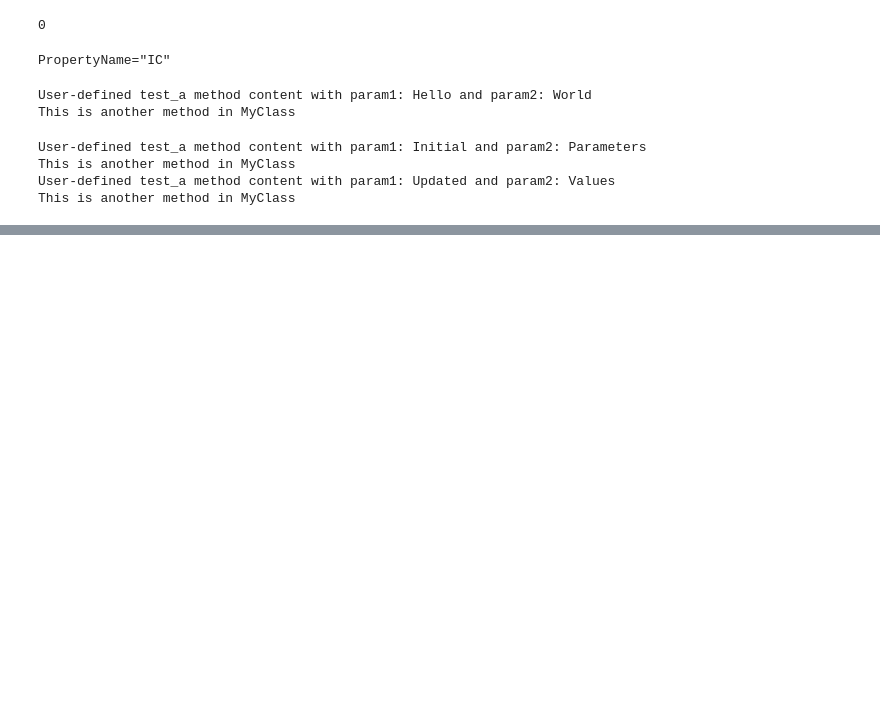
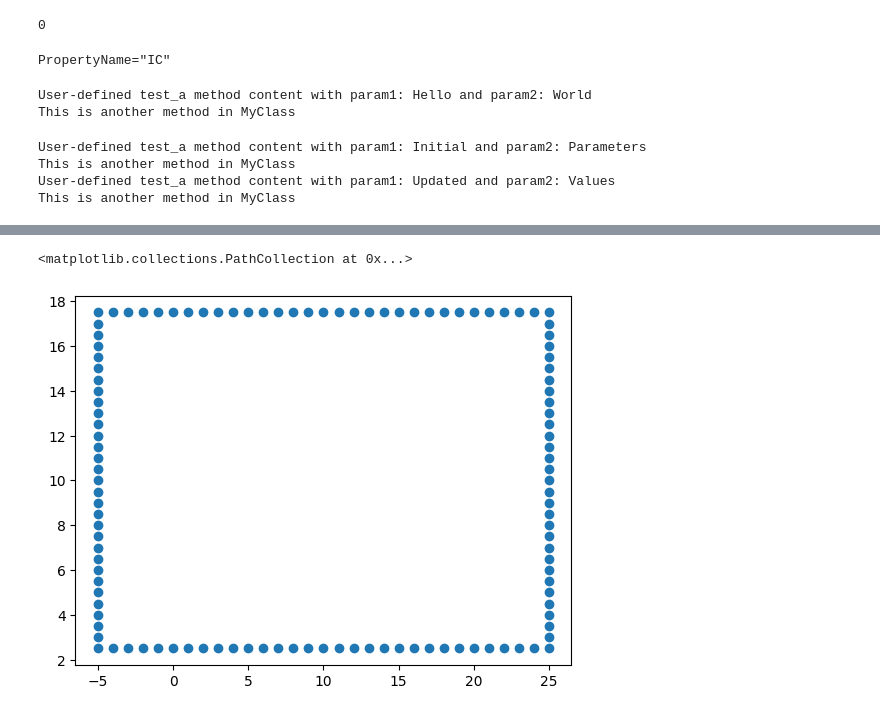
Before and after one commit to vvclin-git/lt_srg_designer, a Jupyter notebook: 20241014.ipynb, the cells around one changed output, grey strips where cells are left out. Saved outputs shown, nothing was run; the diff lists cells and outputs as text; code cells hidden in the pictures; blank space fills up the shorter version.

```diff
--- a/20241014.ipynb
+++ b/20241014.ipynb
@@ -261,0 +307,7 @@ for i, t in enumerate(grating_types):
+# %%
+center = np.array([10, 10])
+vertices += center
+plt.scatter(vertices[:, 0], vertices[:, 1])
+# %% [output]
+<matplotlib.collections.PathCollection at 0x...>
+[figure, added]
```
Also changed, not shown: parts of 3 cells of this notebook, 2 other files.
